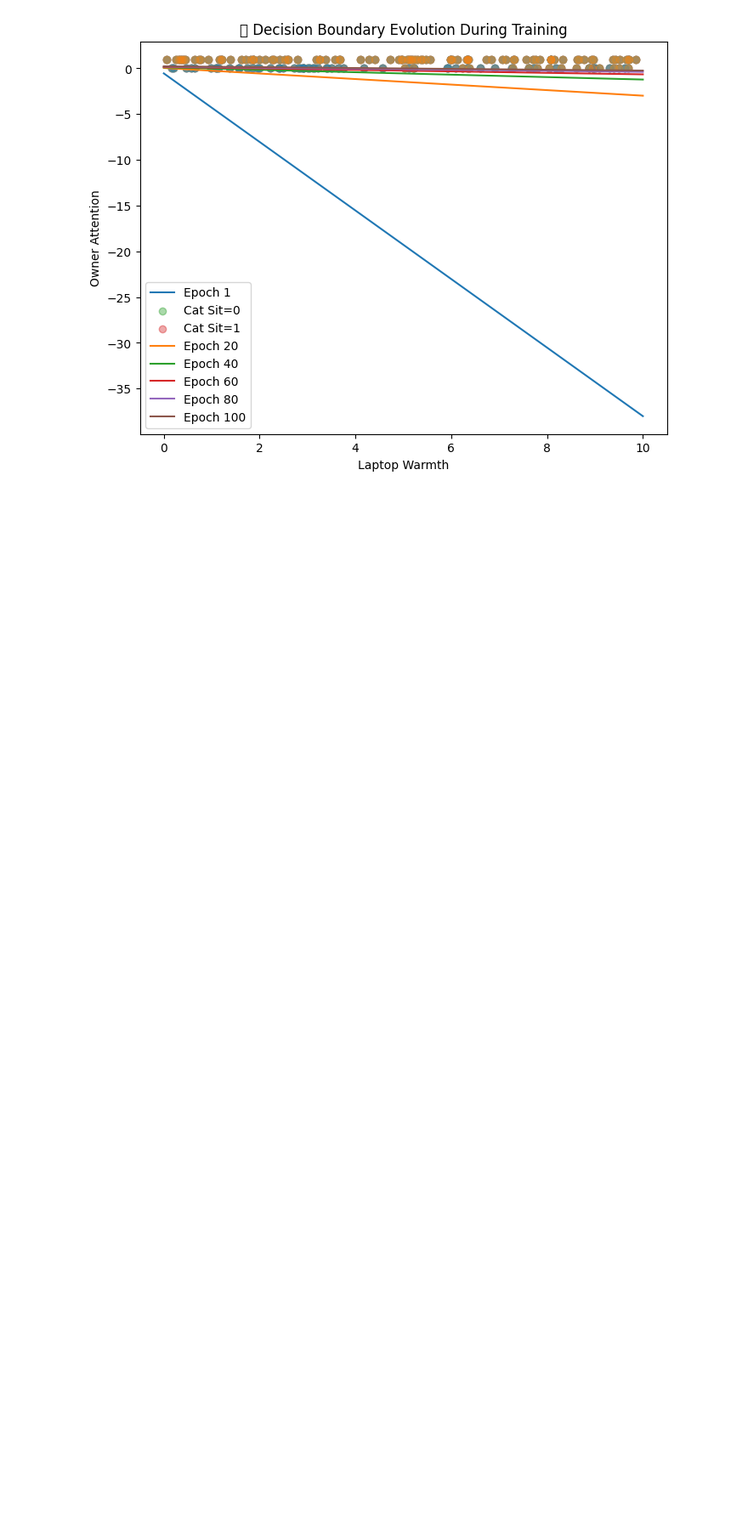
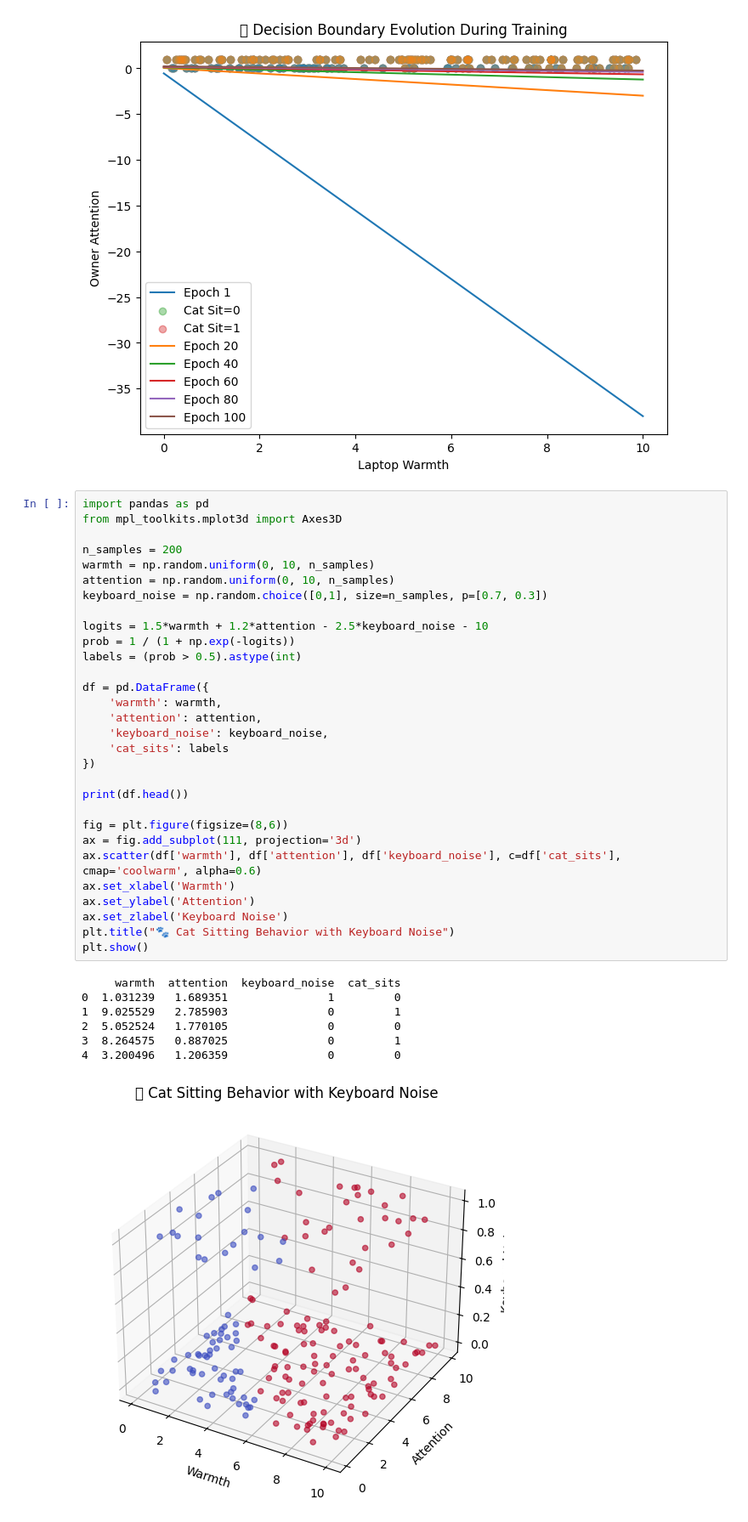
Before and after one commit to Girisha-Malni-builds01/Girisha-AI-Practice-Notebook, a Jupyter notebook: Girisha's_Logistic_Regression_Notebook.ipynb, the cells around one changed output. Shown at 85% size. Saved outputs shown, nothing was run; the diff lists cells and outputs as text; blank space fills up the shorter version.

```diff
--- a/Girisha's_Logistic_Regression_Notebook.ipynb
+++ b/Girisha's_Logistic_Regression_Notebook.ipynb
@@ -156,3 +148,41 @@ def train_and_visualize(X, y, lr=0.1, epochs=100, interval=10):
 train_and_visualize(X_train, y_train, lr=0.1, epochs=100, interval=20)
 # %% [output]
 [figure]
+# %%
+import pandas as pd
+from mpl_toolkits.mplot3d import Axes3D
+
+n_samples = 200
+warmth = np.random.uniform(0, 10, n_samples)
+attention = np.random.uniform(0, 10, n_samples)
+keyboard_noise = np.random.choice([0,1], size=n_samples, p=[0.7, 0.3])
+
+logits = 1.5*warmth + 1.2*attention - 2.5*keyboard_noise - 10
+prob = 1 / (1 + np.exp(-logits))
+labels = (prob > 0.5).astype(int)
+
+df = pd.DataFrame({
+    'warmth': warmth,
+    'attention': attention,
+    'keyboard_noise': keyboard_noise,
+    'cat_sits': labels
+})
+
+print(df.head())
+
+fig = plt.figure(figsize=(8,6))
+ax = fig.add_subplot(111, projection='3d')
+ax.scatter(df['warmth'], df['attention'], df['keyboard_noise'], c=df['cat_sits'], cmap='coolwarm', alpha=0.6)
+ax.set_xlabel('Warmth')
+ax.set_ylabel('Attention')
+ax.set_zlabel('Keyboard Noise')
+plt.title("🐾 Cat Sitting Behavior with Keyboard Noise")
+plt.show()
+# %% [output]
+     warmth  attention  keyboard_noise  cat_sits
+0  1.031239   1.689351               1         0
+1  9.025529   2.785903               0         1
+2  5.052524   1.770105               0         0
+3  8.264575   0.887025               0         1
+4  3.200496   1.206359               0         0
+[figure, added]
```
Also changed, not shown: parts of 3 cells of this notebook.
